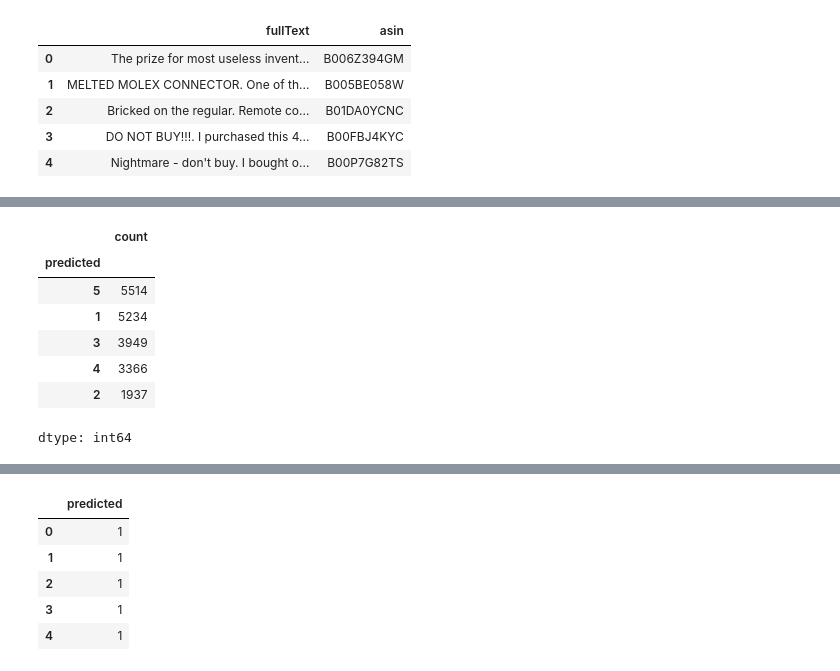
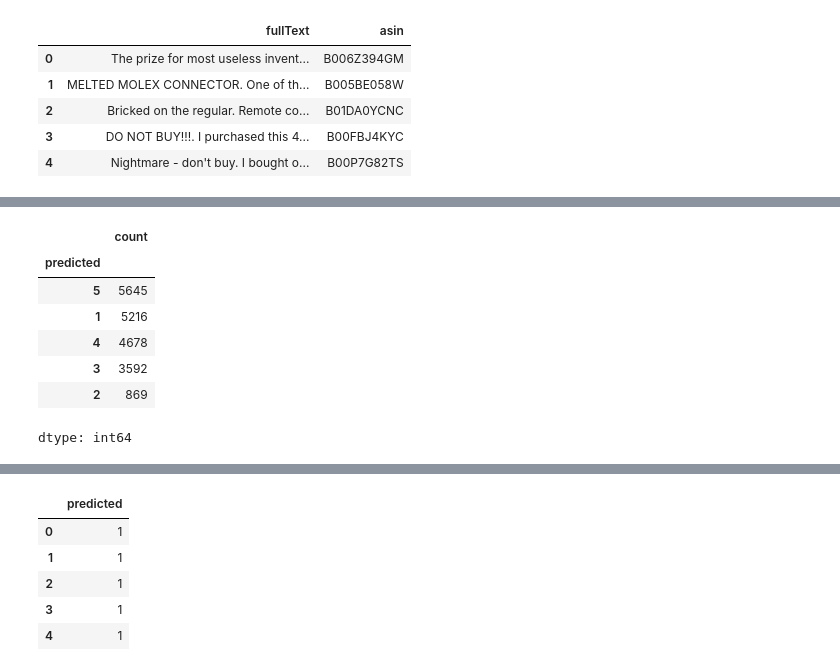
Before and after one commit to elli-saberi/Amazon-reviews-sentiment-analysis, a Jupyter notebook: sentiment_analysis_distilbert.ipynb, the cells around one changed output, grey strips where cells are left out. Saved outputs shown, nothing was run; the diff lists cells and outputs as text; code cells hidden in the pictures.

Commit message:
adding final distilbert model for last checkpoint

```diff
--- a/sentiment_analysis_distilbert.ipynb
+++ b/sentiment_analysis_distilbert.ipynb
@@ -384,7 +389,7 @@ from torch.optim import AdamW
 NUM_LABELS = 5
 LEARNING_RATE = 8e-6
 WEIGHT_DECAY = 0.01
-EPOCHS = 3
+EPOCHS = 10
 WARMUP_STEPS = 500
 
 
@@ -769,0 +606,10 @@ KeyboardInterrupt:
+# %%
+from transformers import AutoModelForSequenceClassification, AutoTokenizer
+
+OUTPUT_DIR = "/content/drive/MyDrive/project2/distilbert_checkpoints/epoch_2_step_2000"
+
+# Load from your last saved checkpoint
+model = AutoModelForSequenceClassification.from_pretrained(OUTPUT_DIR).to(device)
+tokenizer = AutoTokenizer.from_pretrained(OUTPUT_DIR)
+
+print("✅ Loaded model from previous checkpoint — ready to resume training!")
@@ -770,8 +783,8 @@ KeyboardInterrupt:
 # %%
-from transformers import AutoModelForSequenceClassification, AutoTokenizer
+# from transformers import AutoModelForSequenceClassification, AutoTokenizer
 
-model = AutoModelForSequenceClassification.from_pretrained(OUTPUT_DIR)
-tokenizer = AutoTokenizer.from_pretrained(OUTPUT_DIR)
+# model = AutoModelForSequenceClassification.from_pretrained(OUTPUT_DIR)
+# tokenizer = AutoTokenizer.from_pretrained(OUTPUT_DIR)
 
-model.to(device)
-print("✅ Model restored from last checkpoint and ready to use!")
+# model.to(device)
+# print("✅ Model restored from last checkpoint and ready to use!")
@@ -962,15 +973,15 @@ Running predictions on the test set...
 3          1
 4          1
 # %%
-submission_df.value_counts()
+submission_df.predicted.value_counts()
 # %% [output]
 |  | count |
 | predicted |  |
-| 5 | 5514 |
-| 1 | 5234 |
-| 3 | 3949 |
-| 4 | 3366 |
-| 2 | 1937 |
+| 5 | 5645 |
+| 1 | 5216 |
+| 4 | 4678 |
+| 3 | 3592 |
+| 2 | 869 |
 dtype: int64
 # %%
 from google.colab import drive
```
Also changed, not shown: parts of 11 cells of this notebook.
